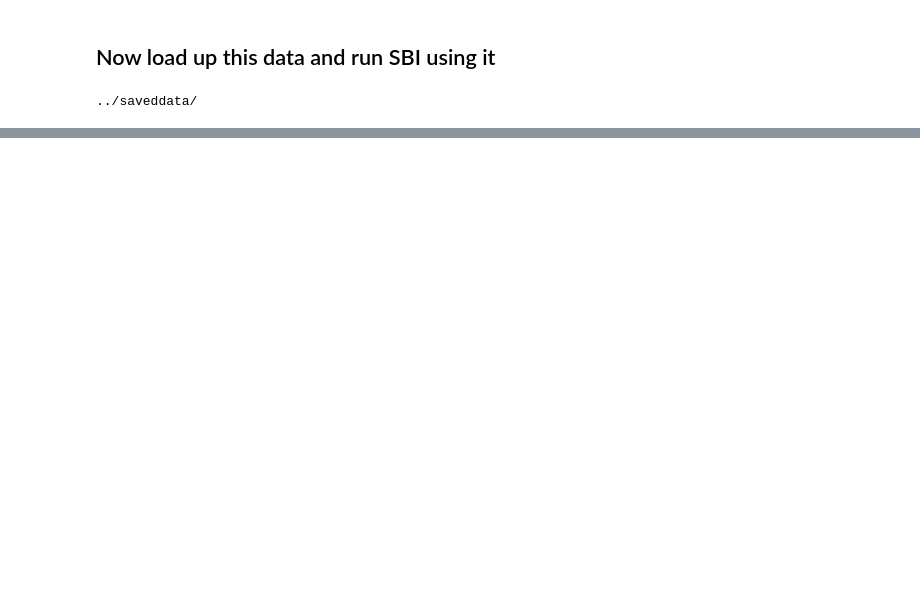
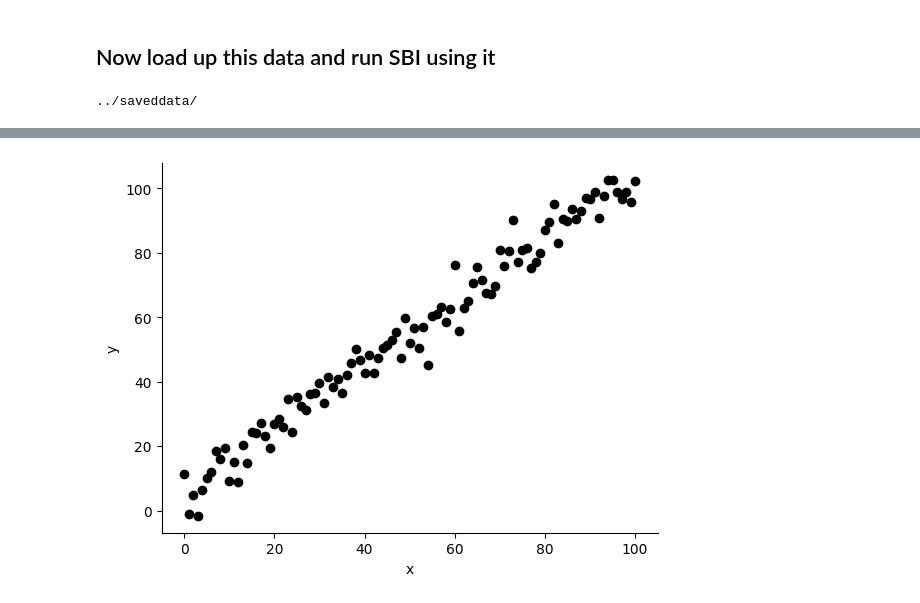
Before and after one commit to deepskies/DeepDiagnostics, a Jupyter notebook: notebooks/save_and_load_data.ipynb, the cells around one changed output, grey strips where cells are left out. Cells and saved outputs as stored; diff of their text form; code cells hidden in the pictures; blank space fills up the shorter version.

Commit message:
both SBI notebooks updated to run on the fly and pre generated SBI

```diff
--- a/notebooks/save_and_load_data.ipynb
+++ b/notebooks/save_and_load_data.ipynb
@@ -163,3 +169,17 @@ modelloader = ModelLoader()
 path = "../savedmodels/sbi/"
 model_name = "sbi_linear_from_data"
 modelloader.save_model_pkl(path, model_name, posterior)
+# %%
+# generate a true dataset
+theta_true = [1, 5]
+y_true = simulator(theta_true)
+
+# and visualize it
+plt.clf()
+plt.scatter(np.linspace(0, 100, 101),
+            np.array(y_true), color = 'black')
+plt.xlabel('x')
+plt.ylabel('y')
+plt.show()
+# %% [output]
+[figure, added]
```
Also changed, not shown: parts of 8 cells of this notebook, 2 other files.
